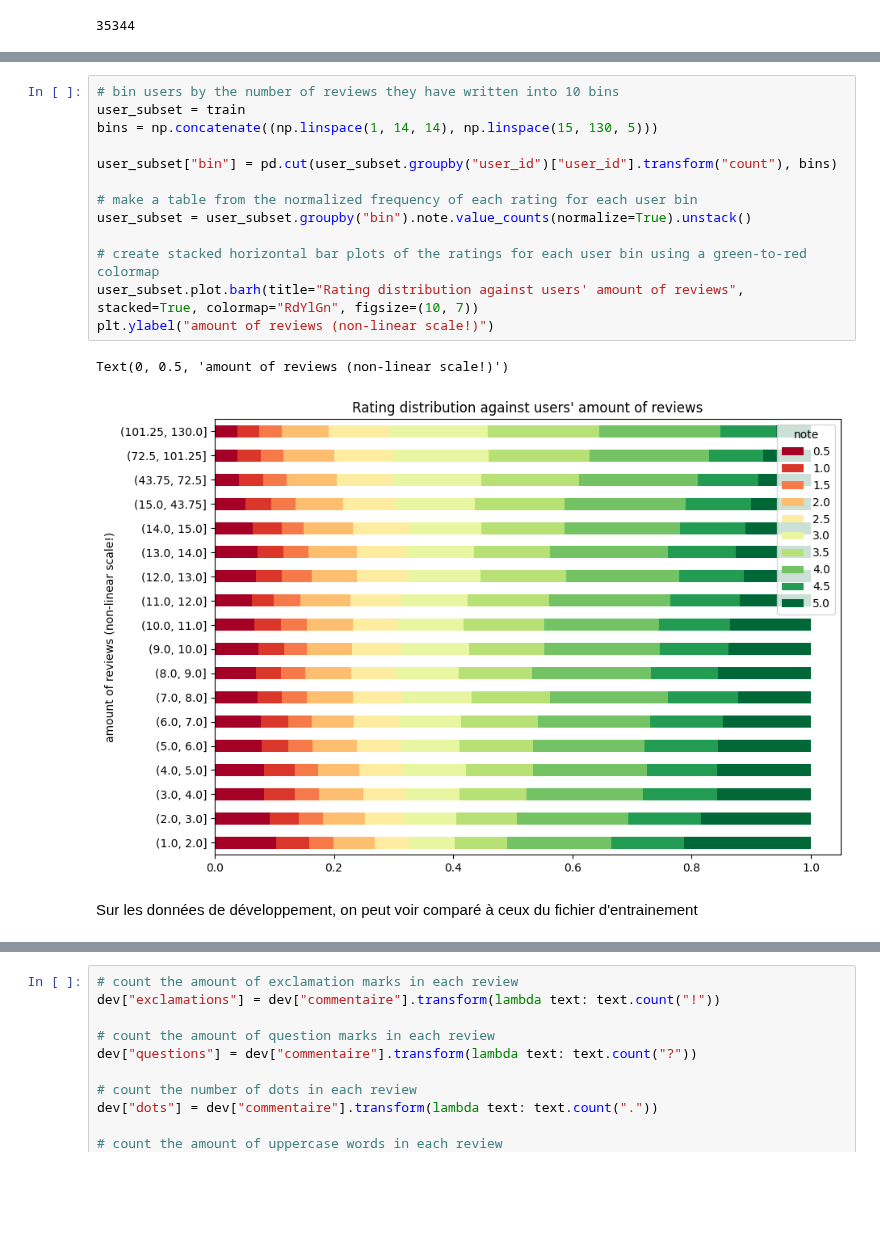
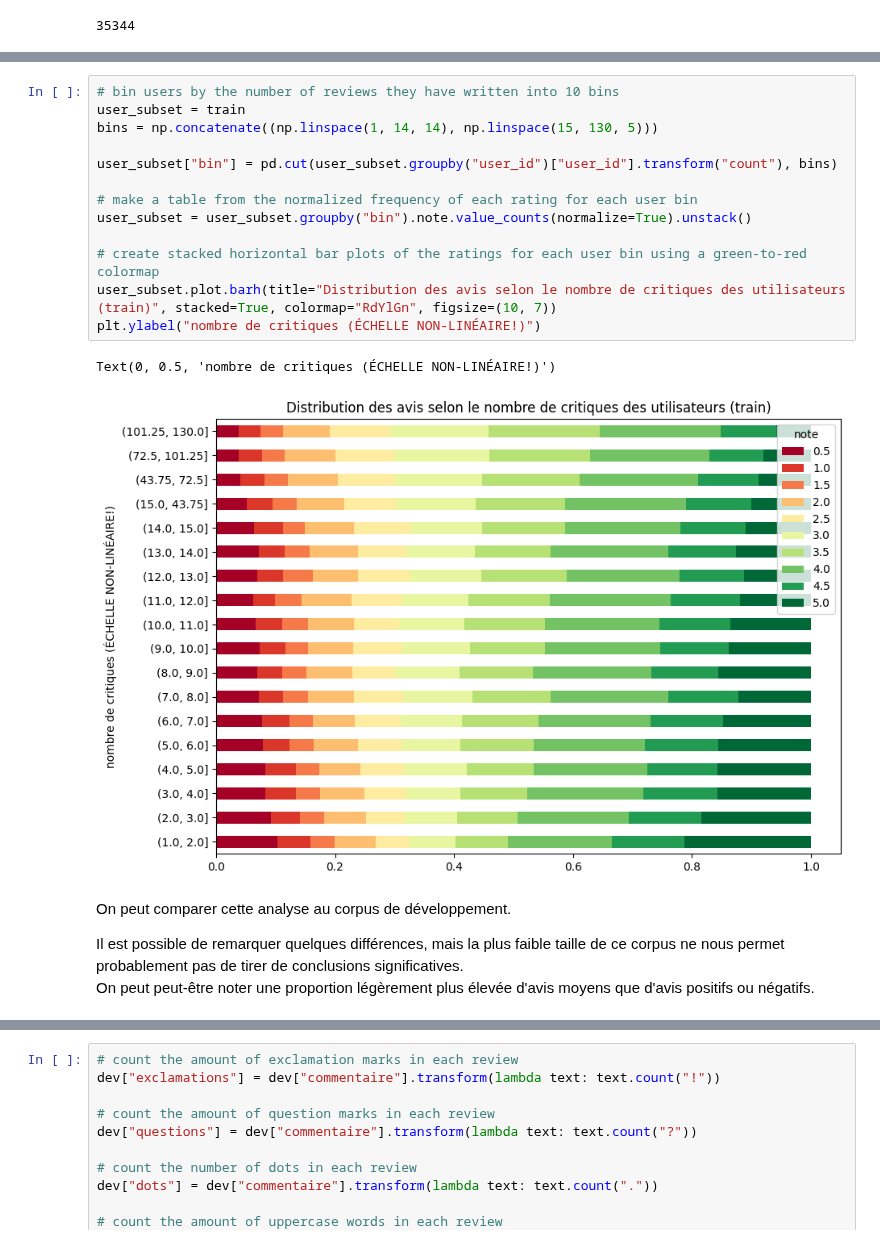
Before and after one commit to AsuMagic/ceri-innov-tp, a Jupyter notebook: Rapport.ipynb, the cells around one changed output, grey strips where cells are left out. Cells and saved outputs as stored; diff of their text form; blank space fills up the shorter version.

```diff
--- a/Rapport.ipynb
+++ b/Rapport.ipynb
@@ -120,21 +134,24 @@ On peut voir avec cette répartition, que plus le nombre de notes mit par un uti
 # %%
 # bin users by the number of reviews they have written into 10 bins
 user_subset = train
 bins = np.concatenate((np.linspace(1, 14, 14), np.linspace(15, 130, 5)))
 
 user_subset["bin"] = pd.cut(user_subset.groupby("user_id")["user_id"].transform("count"), bins)
 
 # make a table from the normalized frequency of each rating for each user bin
 user_subset = user_subset.groupby("bin").note.value_counts(normalize=True).unstack()
 
 # create stacked horizontal bar plots of the ratings for each user bin using a green-to-red colormap
-user_subset.plot.barh(title="Rating distribution against users' amount of reviews", stacked=True, colormap="RdYlGn", figsize=(10, 7))
-plt.ylabel("amount of reviews (non-linear scale!)")
+user_subset.plot.barh(title="Distribution des avis selon le nombre de critiques des utilisateurs (train)", stacked=True, colormap="RdYlGn", figsize=(10, 7))
+plt.ylabel("nombre de critiques (ÉCHELLE NON-LINÉAIRE!)")
 # %% [output]
-Text(0, 0.5, 'amount of reviews (non-linear scale!)')
+Text(0, 0.5, 'nombre de critiques (ÉCHELLE NON-LINÉAIRE!)')
-[figure, old version]
+[figure, new version]
-# %% [markdown]
-Sur les données de développement, on peut voir comparé à ceux du fichier d'entrainement
+# %% [markdown]
+On peut comparer cette analyse au corpus de développement.
+
+Il est possible de remarquer quelques différences, mais la plus faible taille de ce corpus ne nous permet probablement pas de tirer de conclusions significatives.
+On peut peut-être noter une proportion légèrement plus élevée d'avis moyens que d'avis positifs ou négatifs.
 # %%
 # bin users by the number of reviews they have written into 10 bins
 user_subset = dev
```
Also changed, not shown: parts of 23 cells of this notebook.
